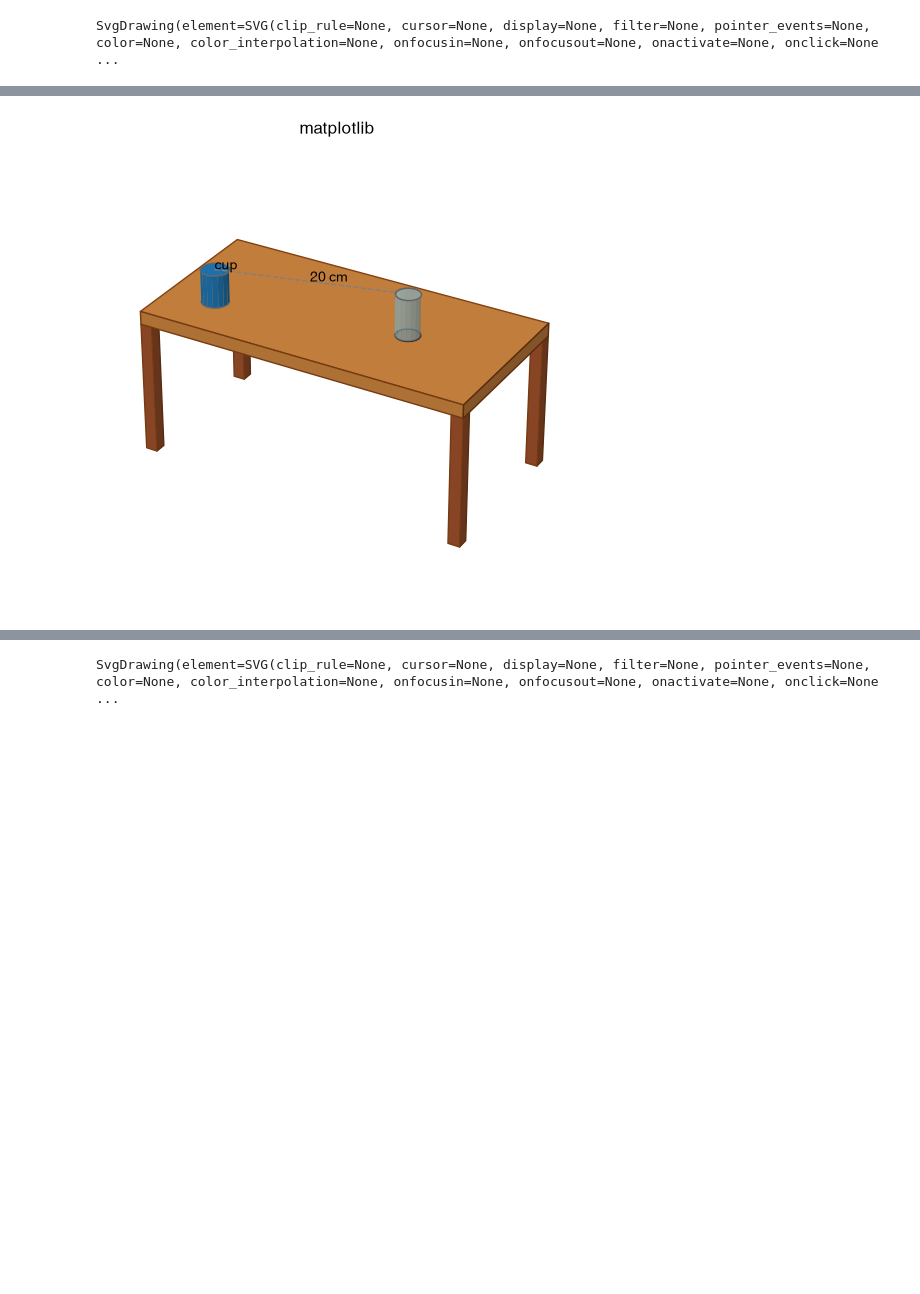
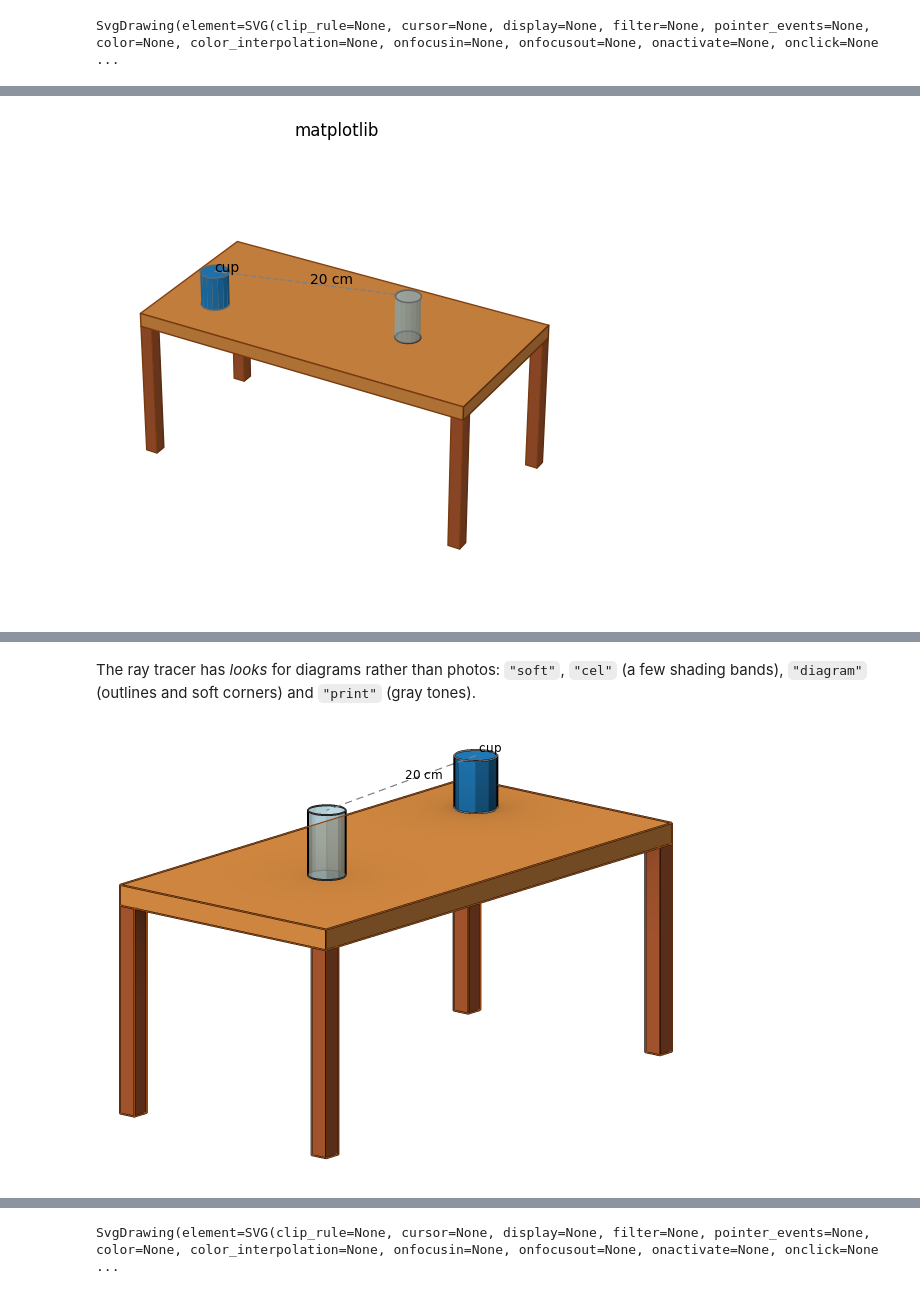
Before and after one commit to asteppke/minigeo, a Jupyter notebook: examples/getting_started.ipynb, the cells around one changed output, grey strips where cells are left out. Saved outputs shown, nothing was run; the diff lists cells and outputs as text; code cells hidden in the pictures; blank space fills up the shorter version.

```diff
--- a/examples/getting_started.ipynb
+++ b/examples/getting_started.ipynb
@@ -166,7 +180,15 @@ for corner in ("front left", "front right", "back left", "back right"):
 
 cup = scene.add(Cylinder(table.anchor("top front left") + [0.3, 0.3, 0], radius=0.08, height=0.2), fill="C0")
 scene.label(cup, "cup", at="top")
-glass = scene.add(Cylinder(table.anchor("top") + [0.4, 0, 0], radius=0.07, height=0.25), fill="lightblue", opacity=0.5)
-scene.add(Line(cup.anchor("top"), glass.anchor("top")), stroke="gray", dash="dashed", label="20 cm", label_at="midway")
+glass = scene.add(
+    Cylinder(table.anchor("top") + [0.4, 0, 0], radius=0.07, height=0.25), fill="lightblue", opacity=0.5
+)
+scene.add(
+    Line(cup.anchor("top"), glass.anchor("top")),
+    stroke="gray",
+    dash="dashed",
+    label="20 cm",
+    label_at="midway",
+)
 scene
 # %% [output]
@@ -192,7 +228,7 @@ ax = scene.render("matplotlib", show_axes=False)
 ax.set_title("matplotlib")
 plt.show()
 # %% [output]
-[figure, old version]
+[figure, new version]
 # %%
 scene.render("plotly", height=400)
 # %%
@@ -200,2 +236,9 @@ scene.render("raytrace", elev=15, azim=40, width=1600)
 # %% [output]
 [figure]
+# %% [markdown]
+The ray tracer has *looks* for diagrams rather than photos: `"soft"`, `"cel"` (a few
+shading bands), `"diagram"` (outlines and soft corners) and `"print"` (gray tones).
+# %%
+scene.render("raytrace", elev=15, azim=40, width=600, look="diagram")
+# %% [output]
+[figure, added]
```
Also changed, not shown: parts of 34 cells of this notebook, 38 other files.
